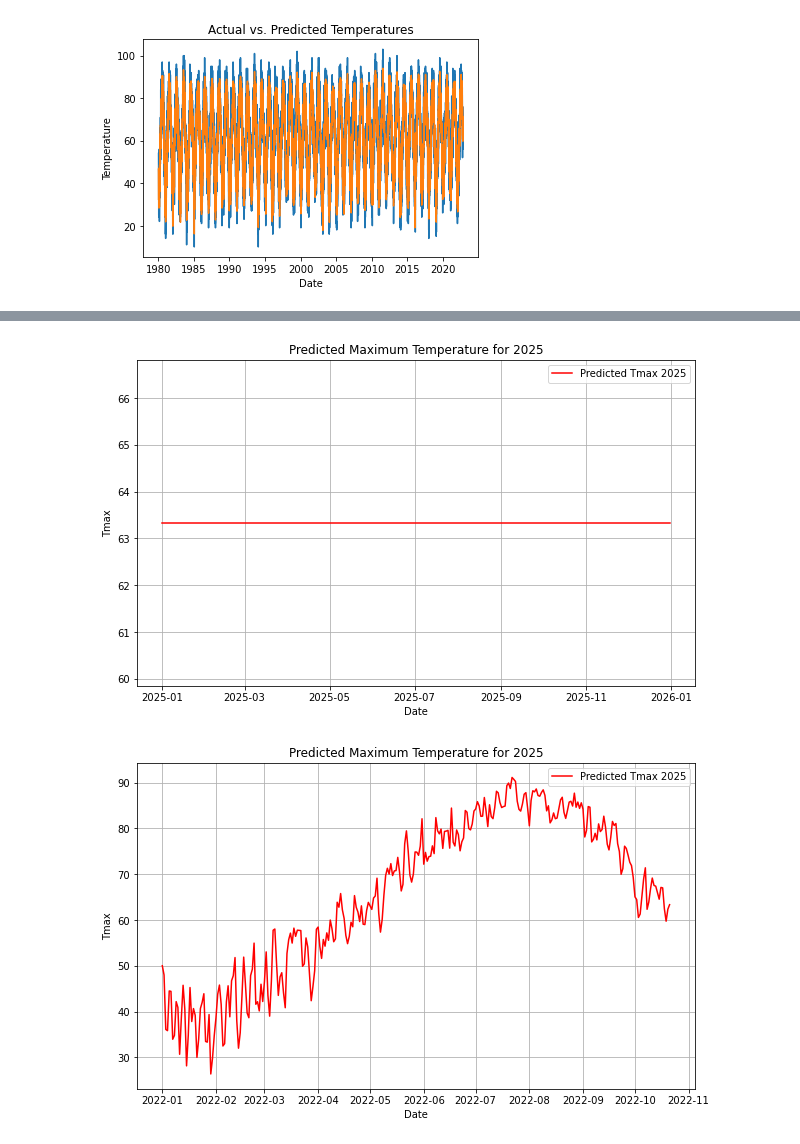
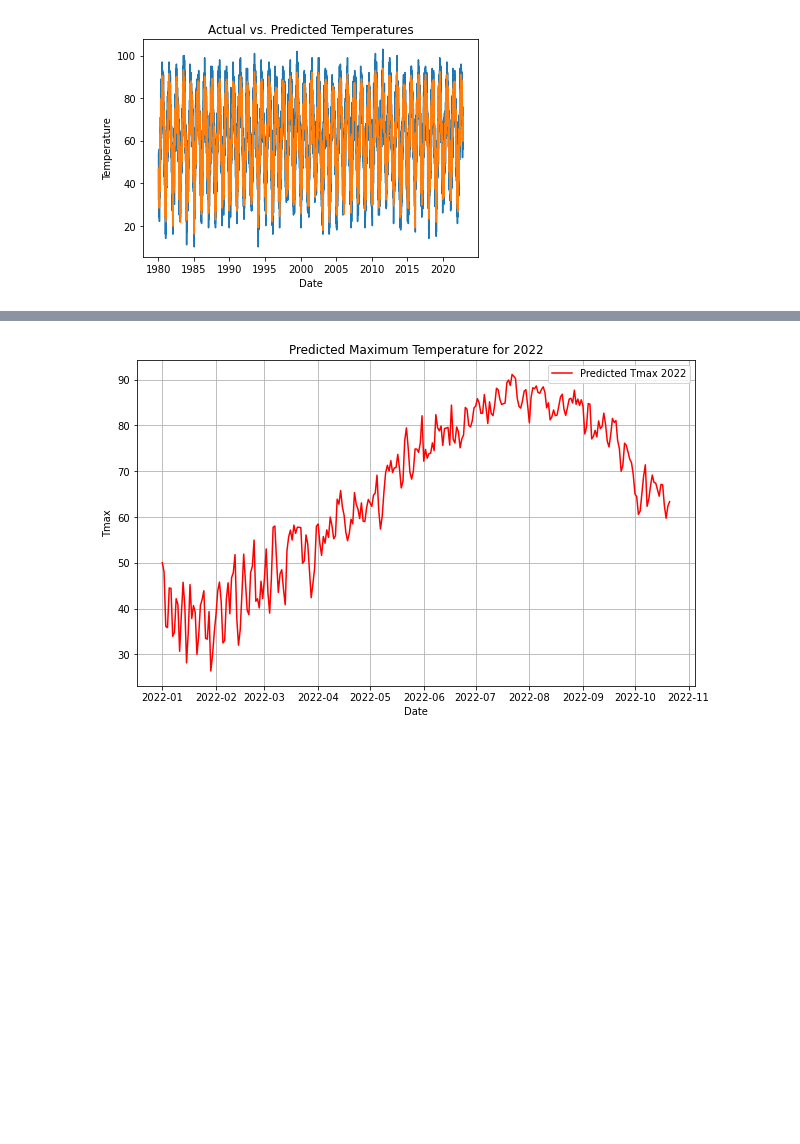
Before and after one commit to FarisPalayi/project-ml, a Jupyter notebook: weather-forecast/forecast.ipynb, the cells around one changed output, grey strips where cells are left out. Cells and saved outputs as stored; diff of their text form; code cells hidden in the pictures; blank space fills up the shorter version.

```diff
--- a/weather-forecast/forecast.ipynb
+++ b/weather-forecast/forecast.ipynb
@@ -228,31 +194,18 @@ print(new_pred_df)
 # %%
-weather_2025 = pd.DataFrame(index=pd.date_range(start='2025-01-01', end='2025-12-31'))
-weather_2025[predictors] = weather.iloc[-1][predictors].values  # Reshape the values for prediction
-predictions_2025 = rr.predict(weather_2025[predictors].values.reshape(-1, len(predictors)))  # Reshape the values for prediction
 
-# Plot the temperature graph for 2025
+
+X=weather[predictors]
+X_2023 = X[X.index.year == 2022]  # Assuming you have data up to 2022
+predictions_2023 = rr.predict(X_2023)
+
+# Plot the temperature graph for 2022
 plt.figure(figsize=(10, 6))
-plt.plot(weather_2025.index, predictions_2025, label='Predicted Tmax 2025', color='red')
+plt.plot(X_2023.index, predictions_2023, label='Predicted Tmax 2022', color='red')
 plt.xlabel('Date')
 plt.ylabel('Tmax')
-plt.title('Predicted Maximum Temperature for 2025')
+plt.title('Predicted Maximum Temperature for 2022')
 plt.legend()
 plt.grid(True)
 plt.show()
-
-X=weather[predictors]
-X_2023 = X[X.index.year == 2022]  # Assuming you have data up to 2024
-predictions_2023 = rr.predict(X_2023)
-
-# Plot the temperature graph for 2025
-plt.figure(figsize=(10, 6))
-plt.plot(X_2023.index, predictions_2023, label='Predicted Tmax 2025', color='red')
-plt.xlabel('Date')
-plt.ylabel('Tmax')
-plt.title('Predicted Maximum Temperature for 2025')
-plt.legend()
-plt.grid(True)
-plt.show()
 # %% [output]
-[figure, old version]
+[figure, new version]
-[figure, removed]
```
Also changed, not shown: parts of 3 cells of this notebook, 4 other files.
